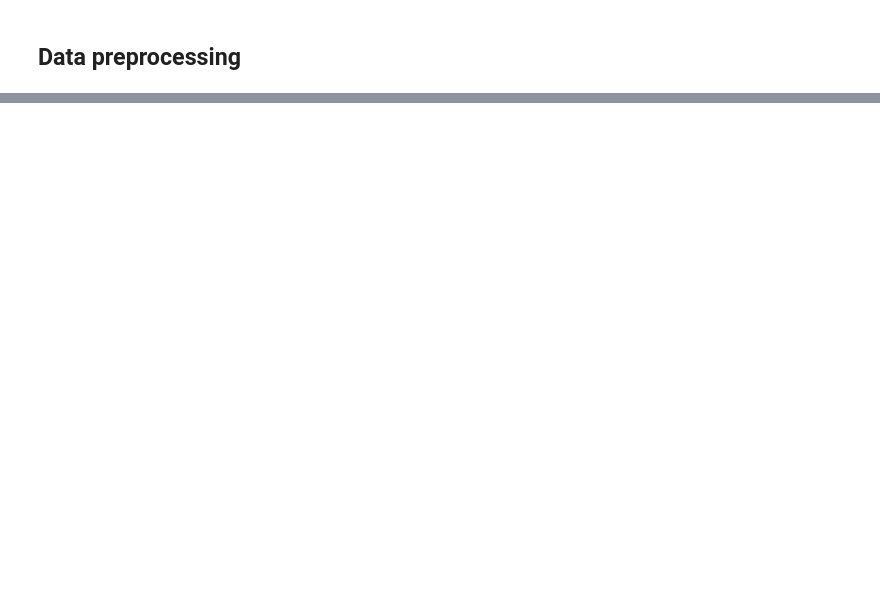
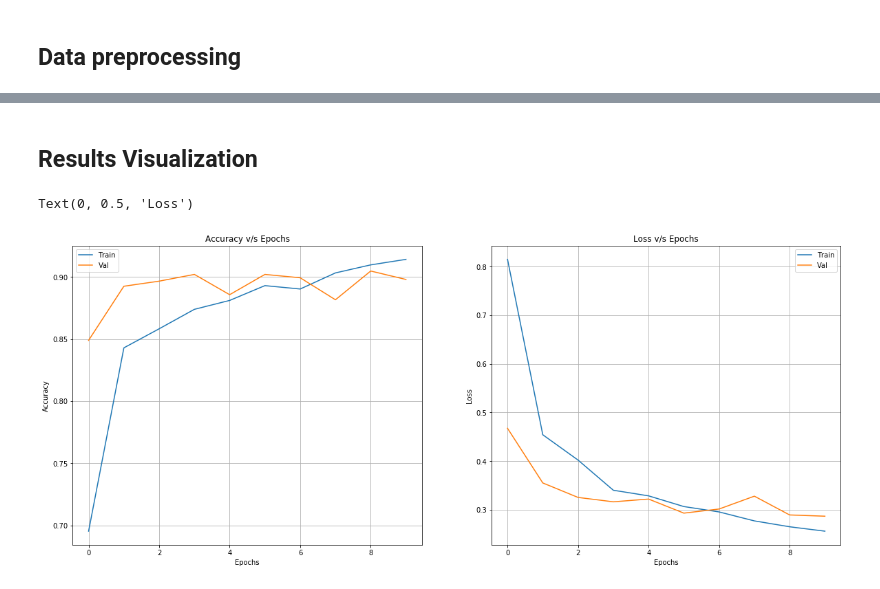
Before and after one commit to ParthikB/Udacity--Tensorflow, a Jupyter notebook: flowers_using_Transfer_Learning.ipynb, the cells around one changed output, grey strips where cells are left out. Cells and saved outputs as stored; diff of their text form; code cells hidden in the pictures; blank space fills up the shorter version.

```diff
--- a/flowers_using_Transfer_Learning.ipynb
+++ b/flowers_using_Transfer_Learning.ipynb
@@ -44,0 +103,7 @@ Total Validation samples : 731
+# %%
+model = tf.keras.Sequential([
+    mobile_net_layer,
+    tf.keras.layers.Dense(5, activation='softmax')
+])
+
+model.summary()
@@ -44,0 +123,3 @@ Total Validation samples : 731
+# %%
+model.compile(loss='sparse_categorical_crossentropy',
+              optimizer='adam', metrics=['accuracy'])
@@ -44,0 +128,6 @@ Total Validation samples : 731
+# %%
+EPOCHS = 10
+
+history = model.fit(train_data,
+                    epochs=EPOCHS,
+                    validation_data = val_data)
@@ -44,0 +155,34 @@ Total Validation samples : 731
+# %% [markdown]
+## Results Visualization
+# %%
+train_acc  = history.history['acc']
+train_loss = history.history['loss']
+
+val_acc    = history.history['val_acc']
+val_loss   = history.history['val_loss']
+
+epochs     = list(range(10))
+
+plt.figure(figsize=(20, 8))
+
+plt.subplot(1, 2, 1)
+plt.plot(epochs, train_acc, label='Train')
+plt.plot(epochs, val_acc, label='Val')
+plt.legend()
+plt.grid(1)
+plt.title("Accuracy v/s Epochs")
+plt.xlabel('Epochs')
+plt.ylabel('Accuracy')
+
+
+plt.subplot(1, 2, 2)
+plt.plot(epochs, train_loss, label='Train')
+plt.plot(epochs, val_loss, label='Val')
+plt.legend()
+plt.grid(1)
+plt.title("Loss v/s Epochs")
+plt.xlabel('Epochs')
+plt.ylabel('Loss')
+# %% [output]
+Text(0, 0.5, 'Loss')
+[figure, added]
```
Also changed, not shown: parts of 11 cells of this notebook.
